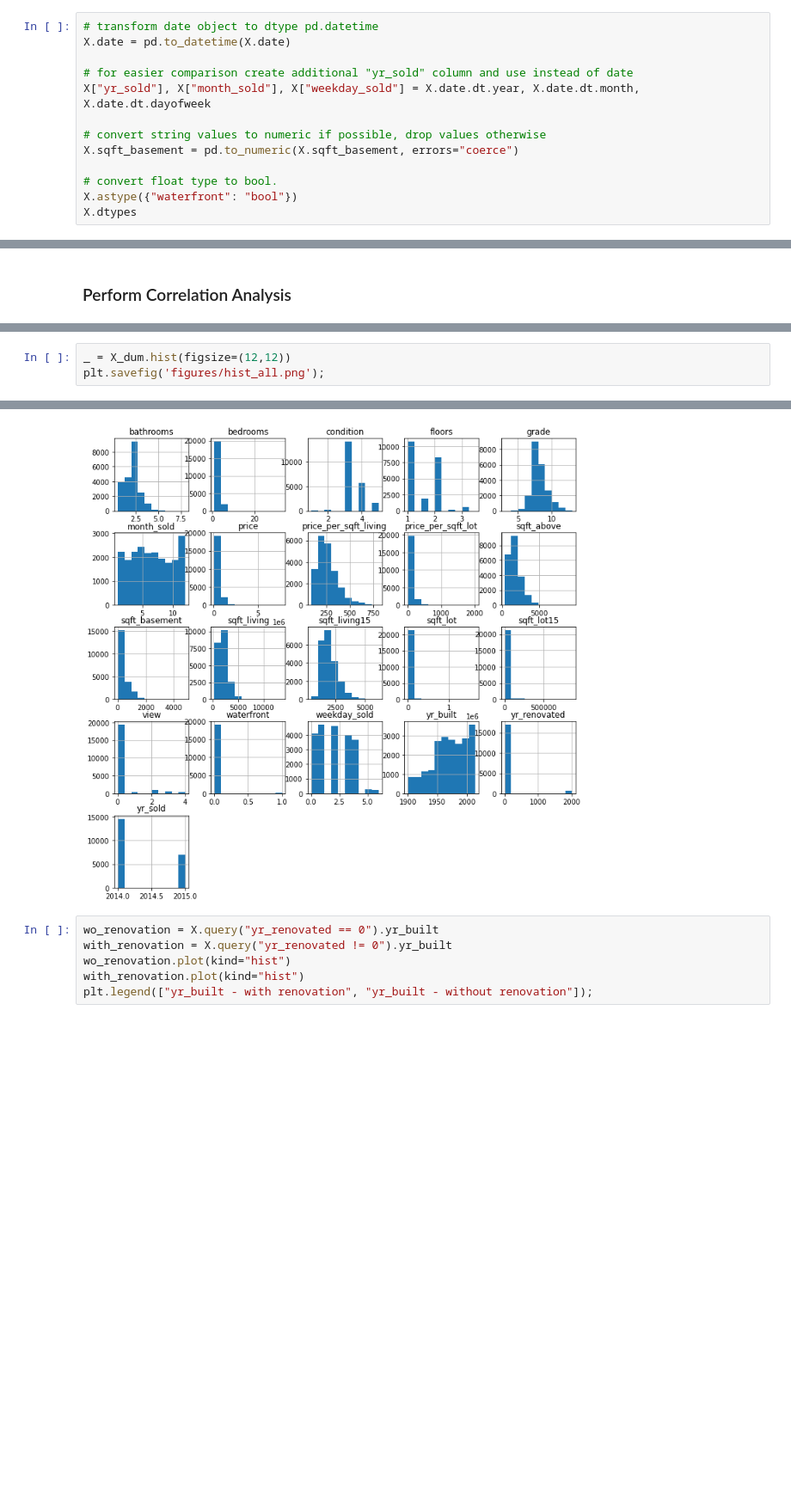
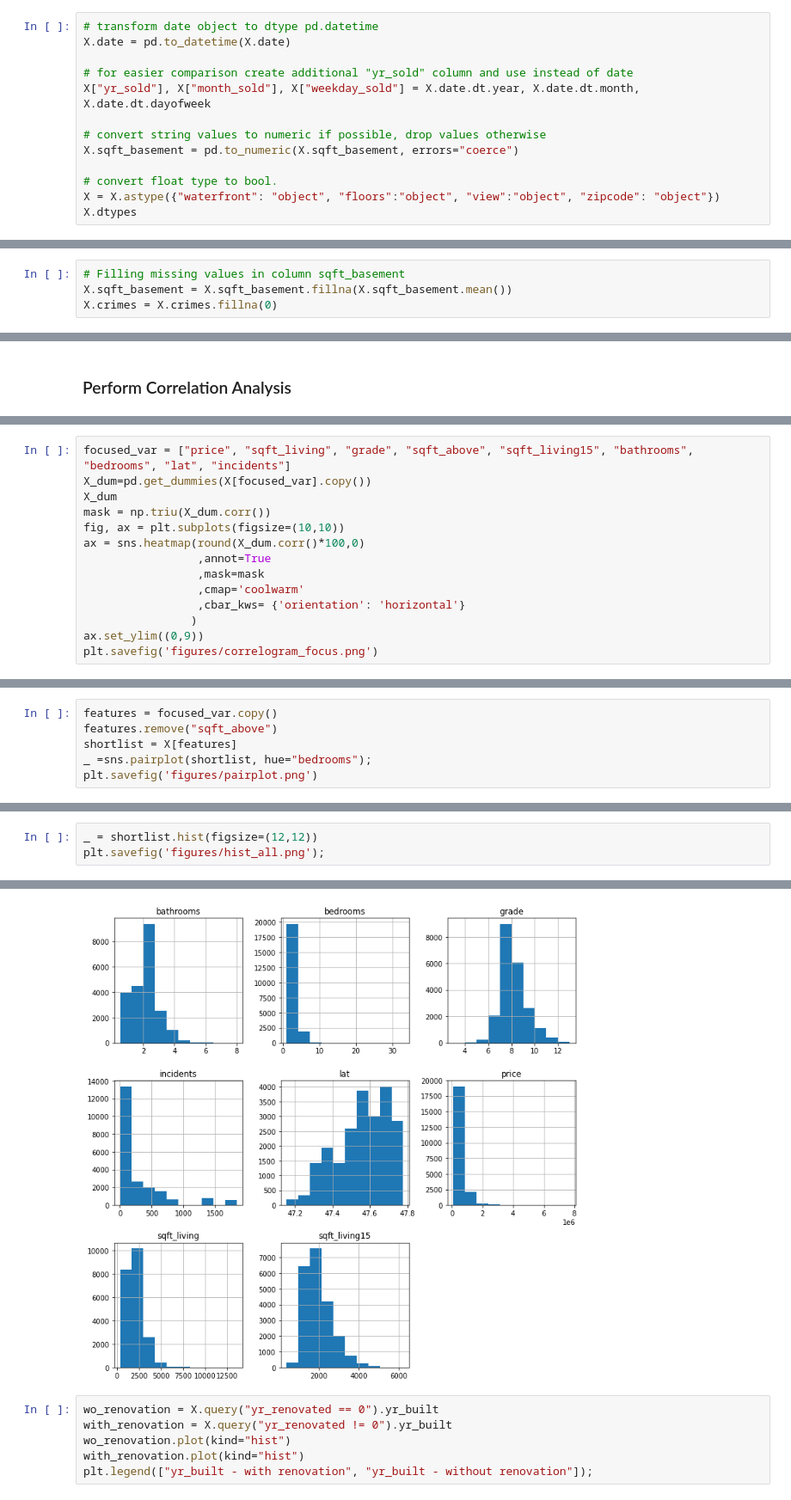
Before and after one commit to dave-py/eda_real-estate, a Jupyter notebook: EDA_real_estate.ipynb, the cells around one changed output, grey strips where cells are left out. Shown at 86% size. Saved outputs shown, nothing was run; the diff lists cells and outputs as text; blank space fills up the shorter version.

```diff
--- a/EDA_real_estate.ipynb
+++ b/EDA_real_estate.ipynb
@@ -246,6 +338,6 @@ X["yr_sold"], X["month_sold"], X["weekday_sold"] = X.date.dt.year, X.date.dt.mon
 X.sqft_basement = pd.to_numeric(X.sqft_basement, errors="coerce")
 
 # convert float type to bool.
-X.astype({"waterfront": "bool"})
+X = X.astype({"waterfront": "object", "floors":"object", "view":"object", "zipcode": "object"})
 X.dtypes
 # %% [output]
@@ -268,4 +360,8 @@ weekday_sold              int64
 dtype: object
+# %%
+# Filling missing values in column sqft_basement
+X.sqft_basement = X.sqft_basement.fillna(X.sqft_basement.mean())
+X.crimes = X.crimes.fillna(0)
 # %% [markdown]
 ### Duplicate IDs
 # %%
@@ -379,0 +568,14 @@ Pairplot: Two many figures, doesn't make any sense.
+# %%
+focused_var = ["price", "sqft_living", "grade", "sqft_above", "sqft_living15", "bathrooms", "bedrooms", "lat", "incidents"]
+X_dum=pd.get_dummies(X[focused_var].copy())
+X_dum
+mask = np.triu(X_dum.corr())
+fig, ax = plt.subplots(figsize=(10,10))
+ax = sns.heatmap(round(X_dum.corr()*100,0)
+                 ,annot=True
+                 ,mask=mask
+                 ,cmap='coolwarm'
+                 ,cbar_kws= {'orientation': 'horizontal'}
+                )
+ax.set_ylim((0,9))
+plt.savefig('figures/correlogram_focus.png')
@@ -379,0 +586,6 @@ Pairplot: Two many figures, doesn't make any sense.
+# %%
+features = focused_var.copy()
+features.remove("sqft_above")
+shortlist = X[features]
+_ =sns.pairplot(shortlist, hue="bedrooms");
+plt.savefig('figures/pairplot.png')
@@ -387,16 +647,16 @@ KeyboardInterrupt:
 # %%
-_ = X_dum.hist(figsize=(12,12))
+_ = shortlist.hist(figsize=(12,12))
 plt.savefig('figures/hist_all.png');
 # %% [output]
 The rowNum attribute was deprecated in Matplotlib 3.2 and will be removed two minor releases later. Use ax.get_subplotspec().rowspan.start instead.
   layout[ax.rowNum, ax.colNum] = ax.get_visible()
 The colNum attribute was deprecated in Matplotlib 3.2 and will be removed two minor releases later. Use ax.get_subplotspec().colspan.start instead.
   layout[ax.rowNum, ax.colNum] = ax.get_visible()
 The rowNum attribute was deprecated in Matplotlib 3.2 and will be removed two minor releases later. Use ax.get_subplotspec().rowspan.start instead.
   if not layout[ax.rowNum + 1, ax.colNum]:
 The colNum attribute was deprecated in Matplotlib 3.2 and will be removed two minor releases later. Use ax.get_subplotspec().colspan.start instead.
   if not layout[ax.rowNum + 1, ax.colNum]:
-[figure, old version]
+[figure, new version]
 # %%
 wo_renovation = X.query("yr_renovated == 0").yr_built
 with_renovation = X.query("yr_renovated != 0").yr_built
```
Also changed, not shown: parts of 83 cells of this notebook, 6 other files.
